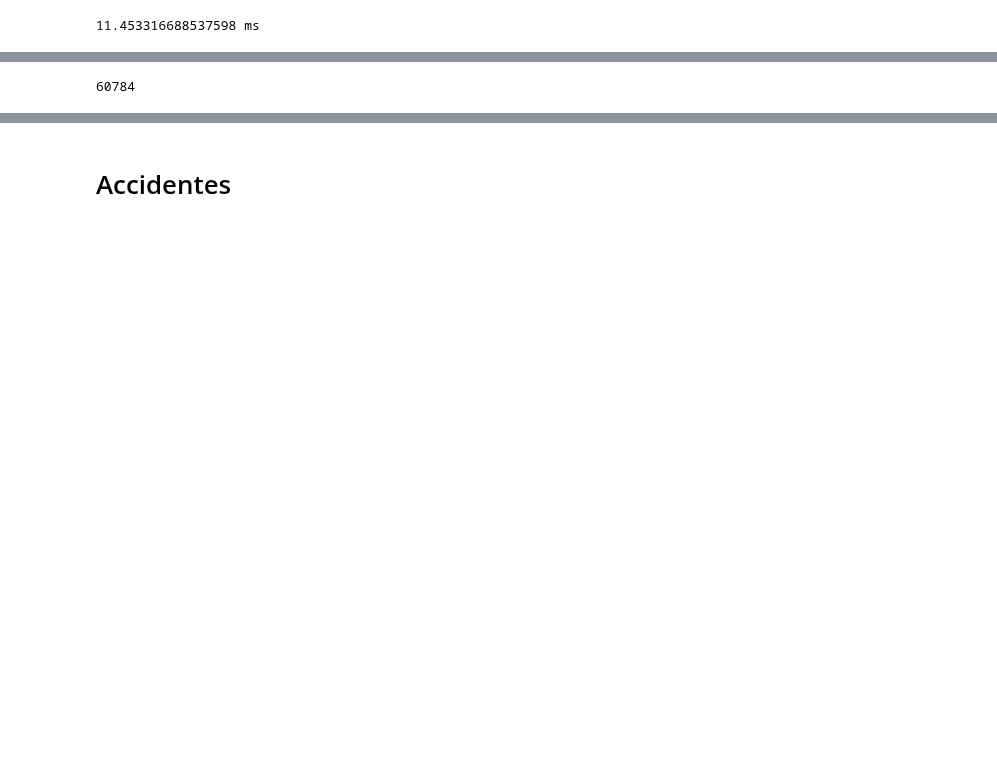
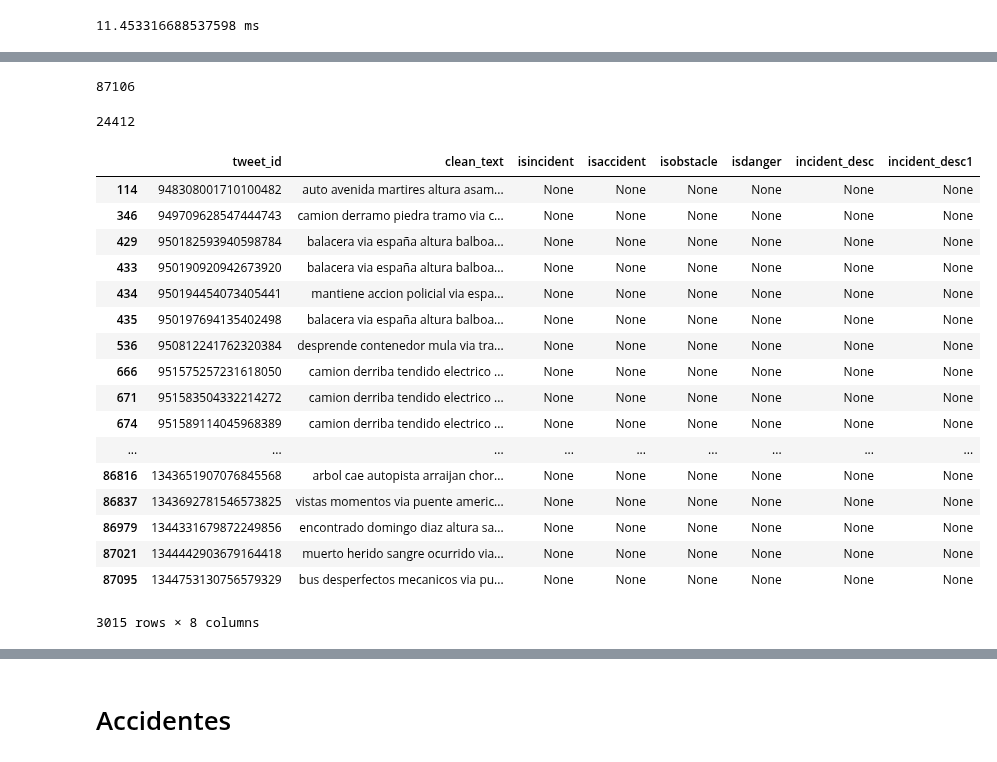
Before and after one commit to Liu-Lc/TwitterTraffic-Pty, a Jupyter notebook: TweetData/clean_data.ipynb, the cells around one changed output, grey strips where cells are left out. Cells and saved outputs as stored; diff of their text form; code cells hidden in the pictures; blank space fills up the shorter version.

```diff
--- a/TweetData/clean_data.ipynb
+++ b/TweetData/clean_data.ipynb
@@ -62,7 +71,12 @@ short_df = short_df.where(pd.notnull(short_df), None)
 # %%
-len(short_df[short_df.isincident.isnull()])
+len(short_df)
 # %% [output]
-60784
+87106
+# %%
+## Count values still not analyzed
+len(short_df[short_df.isincident.isnull()])
+# %% [output]
+24412
 # %%
 pd.set_option('display.max_columns', 500)
 pd.set_option("max_colwidth", 200)
@@ -69,0 +85,23 @@ pd.set_option('display.max_rows', 500)
+# %%
+## Check the true with the keyword
+extract = short_df.clean_text.str.contains('altura') & short_df.isincident.isnull()
+short_df[extract]
+# %% [output]
+|  | tweet_id | clean_text | isincident | isaccident | isobstacle | isdanger | incident_desc | incident_desc1 |
+| 114 | 948308001710100482 | auto avenida martires altura asam... | None | None | None | None | None | None |
+| 346 | 949709628547444743 | camion derramo piedra tramo via c... | None | None | None | None | None | None |
+| 429 | 950182593940598784 | balacera via españa altura balboa... | None | None | None | None | None | None |
+| 433 | 950190920942673920 | balacera via españa altura balboa... | None | None | None | None | None | None |
+| 434 | 950194454073405441 | mantiene accion policial via espa... | None | None | None | None | None | None |
+| 435 | 950197694135402498 | balacera via españa altura balboa... | None | None | None | None | None | None |
+| 536 | 950812241762320384 | desprende contenedor mula via tra... | None | None | None | None | None | None |
+| 666 | 951575257231618050 | camion derriba tendido electrico ... | None | None | None | None | None | None |
+| 671 | 951583504332214272 | camion derriba tendido electrico ... | None | None | None | None | None | None |
+| 674 | 951589114045968389 | camion derriba tendido electrico ... | None | None | None | None | None | None |
+| ... | ... | ... | ... | ... | ... | ... | ... | ... |
+| 86816 | 1343651907076845568 | arbol cae autopista arraijan chor... | None | None | None | None | None | None |
+| 86837 | 1343692781546573825 | vistas momentos via puente americ... | None | None | None | None | None | None |
+| 86979 | 1344331679872249856 | encontrado domingo diaz altura sa... | None | None | None | None | None | None |
+| 87021 | 1344442903679164418 | muerto herido sangre ocurrido via... | None | None | None | None | None | None |
+| 87095 | 1344753130756579329 | bus desperfectos mecanicos via pu... | None | None | None | None | None | None |
+3015 rows × 8 columns
```
Also changed, not shown: parts of 33 cells of this notebook, 2 other files.
